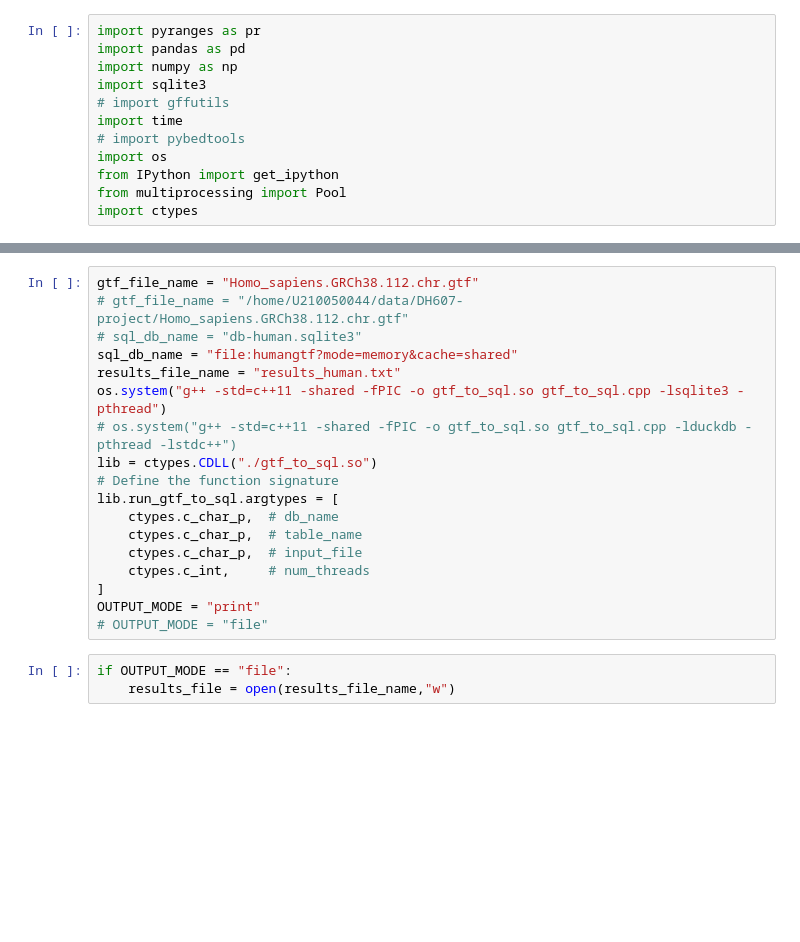
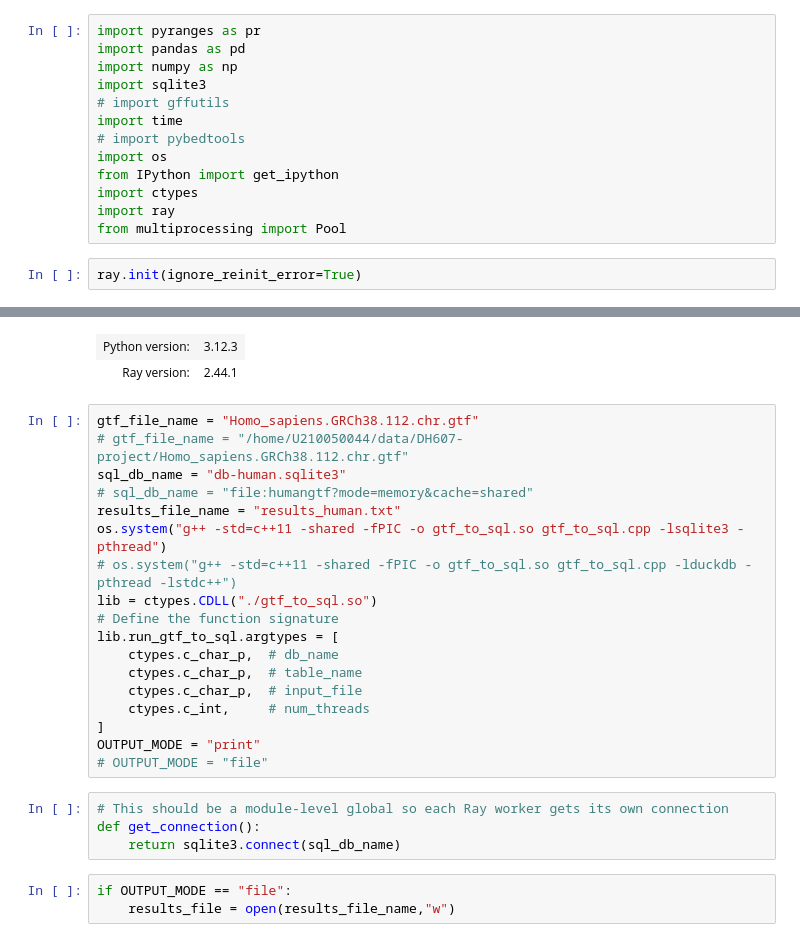
Before and after one commit to DhanoHacks/Genomics-Tools-Analysis, a Jupyter notebook: compare_tools_human.ipynb, the cells around one changed output, grey strips where cells are left out. Cells and saved outputs as stored; diff of their text form; blank space fills up the shorter version.

```diff
--- a/compare_tools_human.ipynb
+++ b/compare_tools_human.ipynb
@@ -8,5 +8,9 @@ import time
 # import pybedtools
 import os
 from IPython import get_ipython
+import ctypes
+import ray
 from multiprocessing import Pool
-import ctypes
+# %%
+ray.init(ignore_reinit_error=True)
+# %% [output]
@@ -13,8 +18,10 @@ import ctypes
+| Python version: | 3.12.3 |
+| Ray version: | 2.44.1 |
 # %%
 gtf_file_name = "Homo_sapiens.GRCh38.112.chr.gtf"
 # gtf_file_name = "/home/U210050044/data/DH607-project/Homo_sapiens.GRCh38.112.chr.gtf"
-# sql_db_name = "db-human.sqlite3"
-sql_db_name = "file:humangtf?mode=memory&cache=shared"
+sql_db_name = "db-human.sqlite3"
+# sql_db_name = "file:humangtf?mode=memory&cache=shared"
 results_file_name = "results_human.txt"
 os.system("g++ -std=c++11 -shared -fPIC -o gtf_to_sql.so gtf_to_sql.cpp -lsqlite3 -pthread")
 # os.system("g++ -std=c++11 -shared -fPIC -o gtf_to_sql.so gtf_to_sql.cpp -lduckdb -pthread -lstdc++")
@@ -28,6 +35,10 @@ lib.run_gtf_to_sql.argtypes = [
 ]
 OUTPUT_MODE = "print"
 # OUTPUT_MODE = "file"
+# %%
+# This should be a module-level global so each Ray worker gets its own connection
+def get_connection():
+    return sqlite3.connect(sql_db_name)
 # %%
 if OUTPUT_MODE == "file":
     results_file = open(results_file_name,"w")
```
Also changed, not shown: parts of 27 cells of this notebook.
